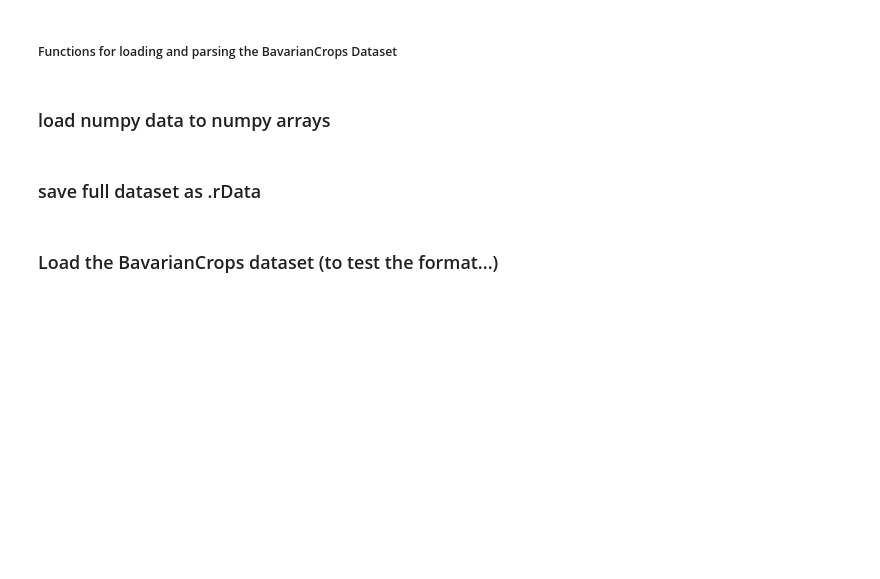
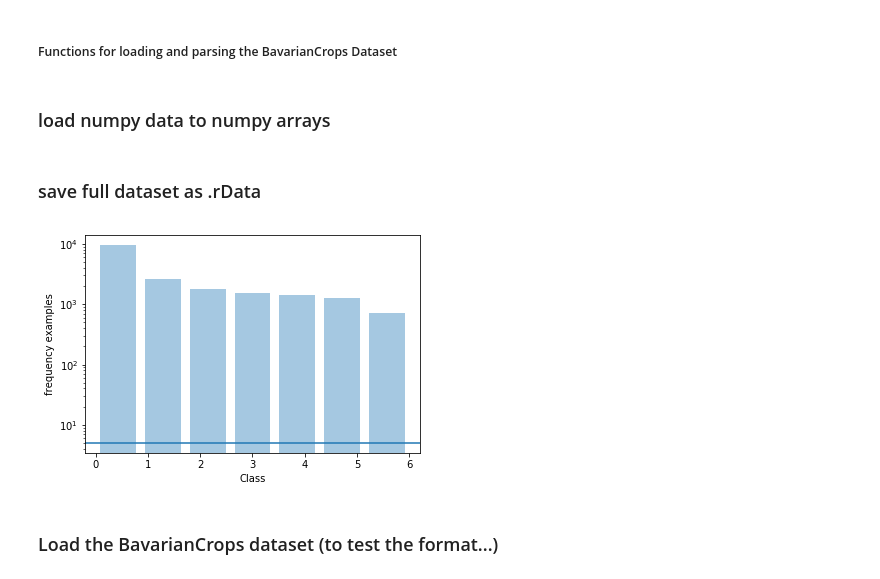
Before and after one commit to MarcCoru/EarlyClassification, a Jupyter notebook: dataset.ipynb, the cells around one changed output. Cells and saved outputs as stored; diff of their text form; code cells hidden in the pictures; blank space fills up the shorter version.

```diff
--- a/dataset.ipynb
+++ b/dataset.ipynb
@@ -14,6 +14,18 @@ import matplotlib
 
 # requires apt-get install r-base
 os.environ["R_HOME"]="/usr/lib/R/"
+# %%
+import matplotlib.pyplot as plt
+import seaborn as sns
+
+def hist(classes, hline=5):
+
+    ax = sns.distplot(classes,kde=False,bins=7,
+    hist_kws={"rwidth": .8});
+    ax.set_yscale('log')
+    ax.set_xlabel("Class")
+    ax.set_ylabel("frequency examples")
+    ax.axhline(hline)
 # %% [markdown]
 #### Load Database in R
 
@@ -150,7 +162,10 @@ tt_full = np.concatenate([tt_train,tt_valid,tt_test])
 # %%
 X = X_full
 classes = classes_full
 tt = tt_full
+hist(classes, hline=5)
+# %% [output]
+[figure, added]
 # %%
 %%R -i X -i classes -i tt
 database <- list(X)
```
Also changed, not shown: parts of 25 cells of this notebook, 10 other files.
